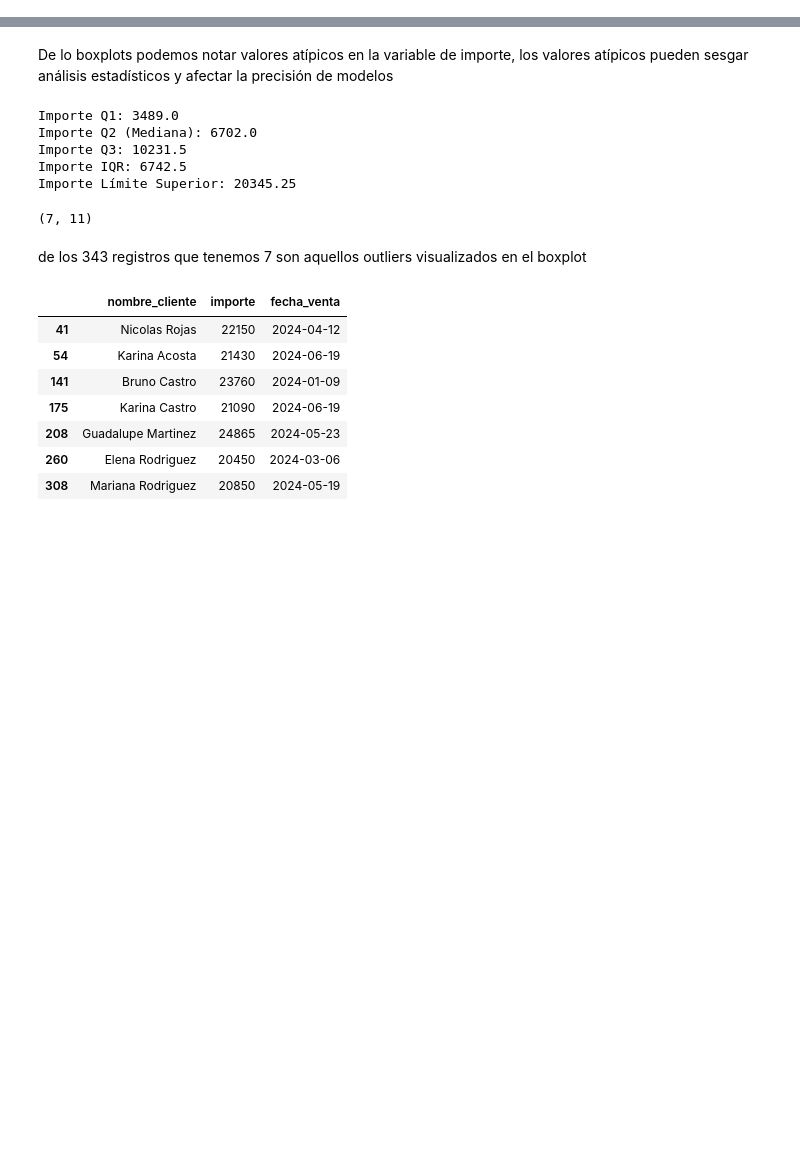
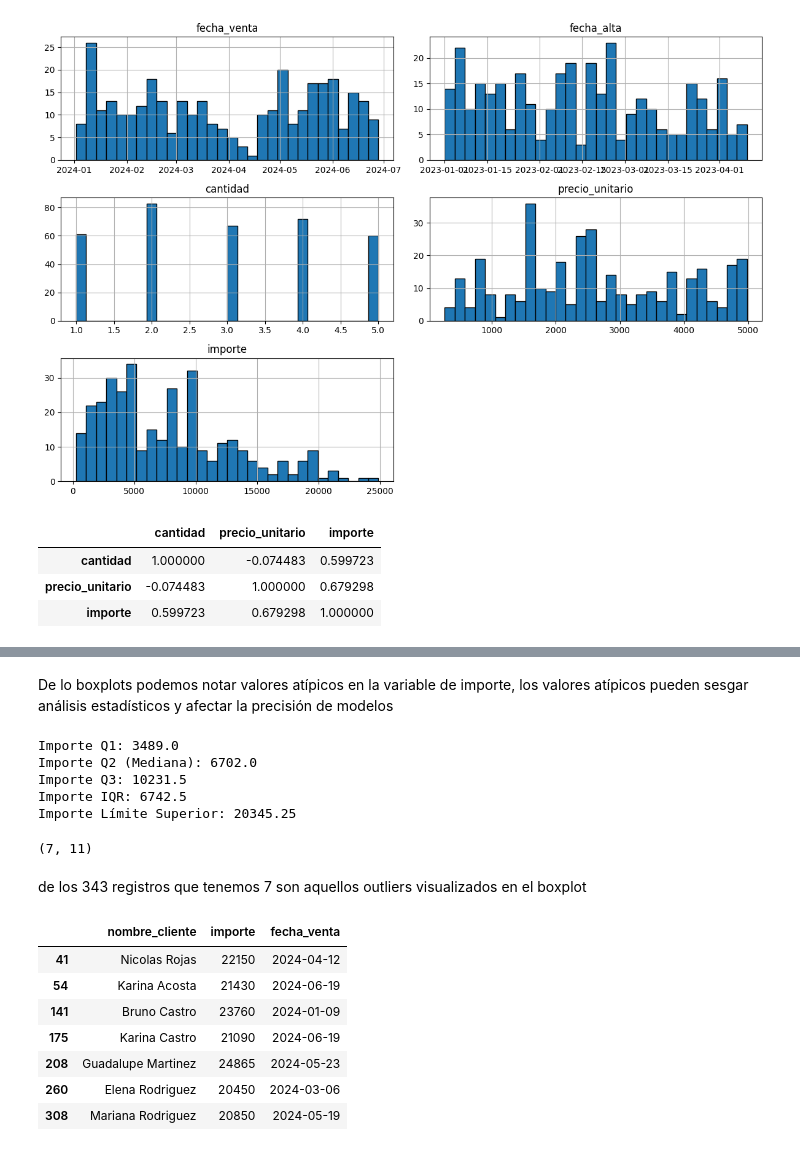
Before and after one commit to jperez-xcvi/guayerd_ia, a Jupyter notebook: aurelion.ipynb, the cells around one changed output, grey strips where cells are left out. Cells and saved outputs as stored; diff of their text form; code cells hidden in the pictures; blank space fills up the shorter version.

Commit message:
versión de aurelion.ipynb para tercer entregable

```diff
--- a/aurelion.ipynb
+++ b/aurelion.ipynb
@@ -248,0 +29,11 @@ for col in numeric.columns:
+# %%
+# Configuración de rutas base
+data_location = "data"
+data_path = os.path.join(current_dir, data_location)
+
+# nombre de los archivos
+file = "aurelion.csv"
+
+
+# lectura del archivo
+df_aurelion = pd.read_csv(os.path.join(data_path, file)) #dataframe clientes
@@ -248,0 +79,4 @@ for col in numeric.columns:
+# %%
+#Formateo de datos
+df_aurelion['fecha_venta'] = pd.to_datetime(df_aurelion['fecha_venta'], format='%Y-%m-%d')
+df_aurelion['fecha_alta'] = pd.to_datetime(df_aurelion['fecha_alta'], format='%Y-%m-%d')
@@ -248,0 +134,17 @@ for col in numeric.columns:
+# %%
+#Distribuciones
+df_aurelion.hist(bins=30, figsize=(12, 8),edgecolor='black')
+plt.tight_layout()
+plt.show()
+# %% [output]
+[figure, added]
+# %%
+#Correlaciones
+#matriz de correlación
+numeric=df_aurelion.select_dtypes(include=['int64', 'float64'])
+numeric.corr()
+# %% [output]
+|  | cantidad | precio_unitario | importe |
+| cantidad | 1.000000 | -0.074483 | 0.599723 |
+| precio_unitario | -0.074483 | 1.000000 | 0.679298 |
+| importe | 0.599723 | 0.679298 | 1.000000 |
```
Also changed, not shown: parts of 67 cells of this notebook, 1 other file.
